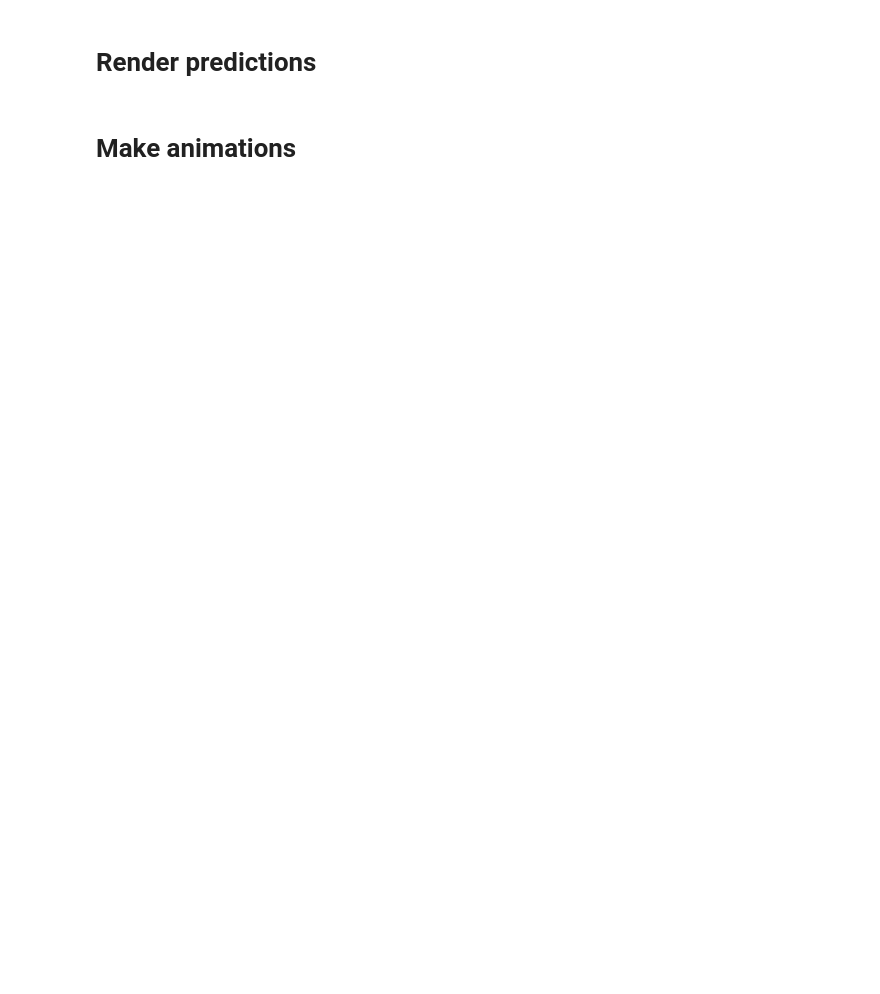
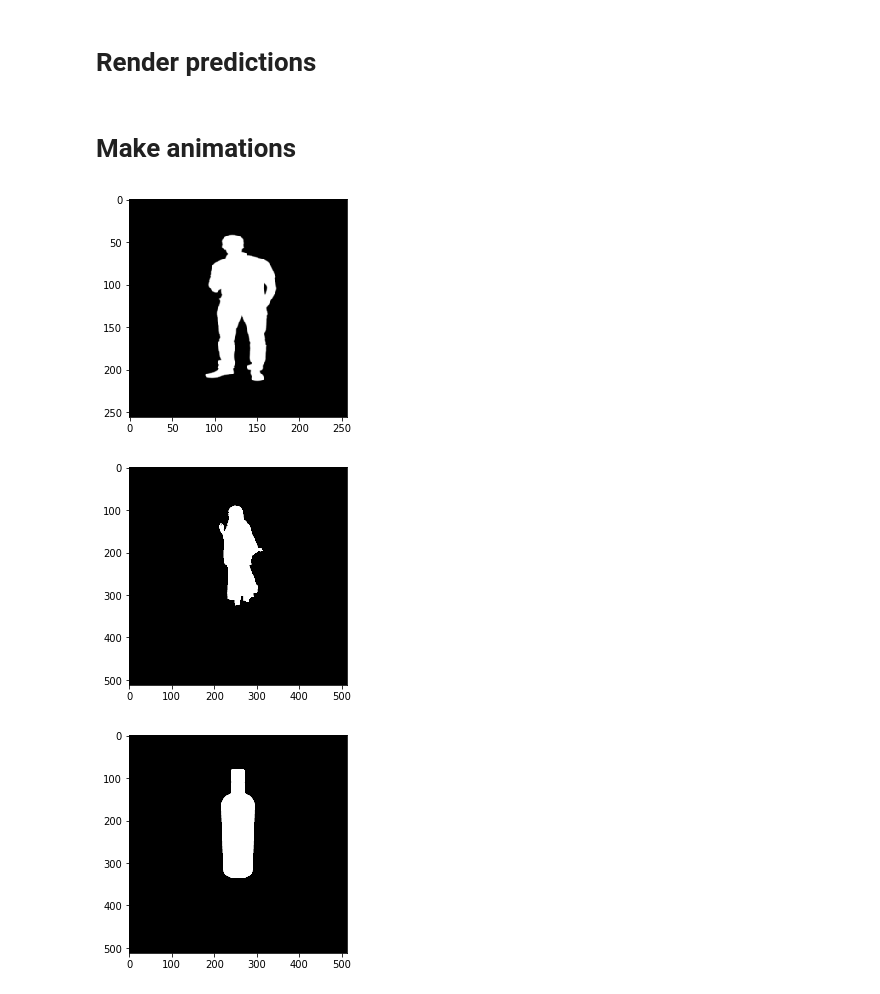
Before and after one commit to ShengCN/soft_shadow, a Jupyter notebook: animation.ipynb, the cells around one changed output. Drawn from its saved outputs; the diff is of its cells as text; code cells hidden in the pictures; blank space fills up the shorter version.

Commit message:
new dataset

```diff
--- a/animation.ipynb
+++ b/animation.ipynb
@@ -52,11 +32,11 @@ print('finished')
 # %% [markdown]
 # Render predictions
 # %%
-from valid_relight_ssn import predict
 from tqdm import tqdm
 from PIL import Image
 from ssn.ssn_dataset import Mask_Transform, IBL_Transform, ToTensor
 import os
+
 def show_np(img):
     plt.figure()
     plt.imshow(img)
@@ -74,7 +54,12 @@ def real_to_mask(img):
     mask = np.zeros((h,w,3), dtype=np.uint8)
     mask[:,:,0],mask[:,:,1],mask[:,:,2]  = img[:,:,3], img[:,:,3], img[:,:,3]
 
-    # print(np.max(mask))
+    mask_img = Image.fromarray(mask)
+    new_h,new_w = 180, 180
+    mask_np = np.array(mask_img.resize((new_h,new_w), Image.BILINEAR))
+
+    mask = np.zeros((256,256,3),dtype=np.uint8)
+    mask[(256-new_h)//2:(256-new_h)//2 + new_h,(256-new_w)//2:(256-new_w)//2 + new_w] = mask_np
 
     return mask
 # %%
@@ -128,27 +113,33 @@ for ibl_file in tqdm(testing_ibl_fnames):
 # %%
 from valid_relight_ssn import render_animation
 import numpy as np
 from PIL import Image
 
-# real_human = testing_img
-# show_np(real_human)
-# output_folder = 'results/animations/real_human'
-# os.makedirs(output_folder, exist_ok=True)
-# render_animation(testing_img, output_folder)
+testing_fname = '/home/ysheng/Dataset/soft_shadow/real_human_testing_set/10944340-young-man-standing.png'
+testing_img = Image.open(testing_fname)
+real_human = real_to_mask(np.array(testing_img))
+show_np(real_human)
+output_folder = 'results/animations/real_human'
+os.makedirs(output_folder, exist_ok=True)
+render_animation(real_human, output_folder)
 
-# training_human = '/home/ysheng/Dataset/soft_shadow/train/simulated_combine_female_long_fullbody_bridget8_wildwind_ssradclosedrobe_Base_Pose_Standing_A/imgs/0000000_mask.png'
-# testing_img = np.array(Image.open(training_human))
-# show_np(testing_img)
-# output_folder = 'results/animations/training_human_own_light'
-# os.makedirs(output_folder, exist_ok=True)
-# render_animation(testing_img, output_folder)
+training_human = '/home/ysheng/Dataset/soft_shadow/train/simulated_combine_female_long_fullbody_bridget8_wildwind_ssradclosedrobe_Base_Pose_Standing_A/imgs/0000000_mask.png'
+testing_img = np.array(Image.open(training_human))
+show_np(testing_img)
+output_folder = 'results/animations/training_human_own_light'
+os.makedirs(output_folder, exist_ok=True)
+render_animation(testing_img, output_folder)
 
 training_bottle = '/home/ysheng/Dataset/soft_shadow/train/bottle_0052_normalize/imgs/0000000_mask.png'
 testing_img = np.array(Image.open(training_bottle))
 show_np(testing_img)
 output_folder = 'results/animations/training_simple_obj'
 os.makedirs(output_folder, exist_ok=True)
 render_animation(testing_img, output_folder)
+# %% [output]
+[figure, added]
+[figure, added]
+[figure, added]
 # %%
 import params
 
```
Also changed, not shown: parts of 2 cells of this notebook, 10 other files.
